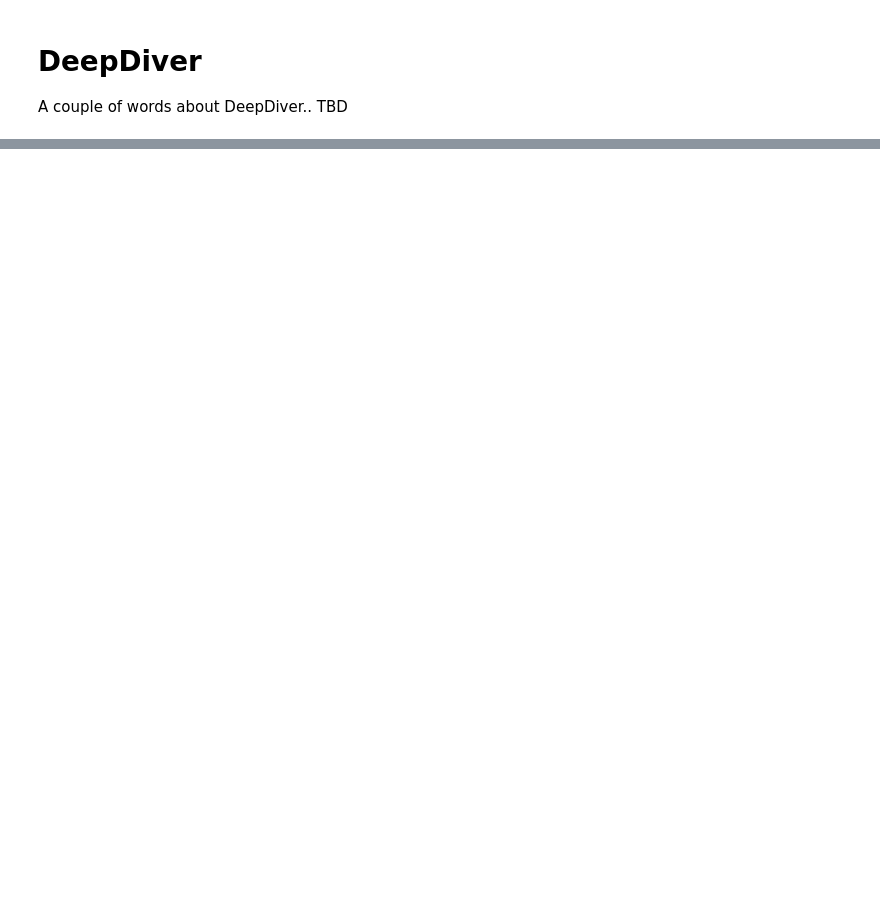
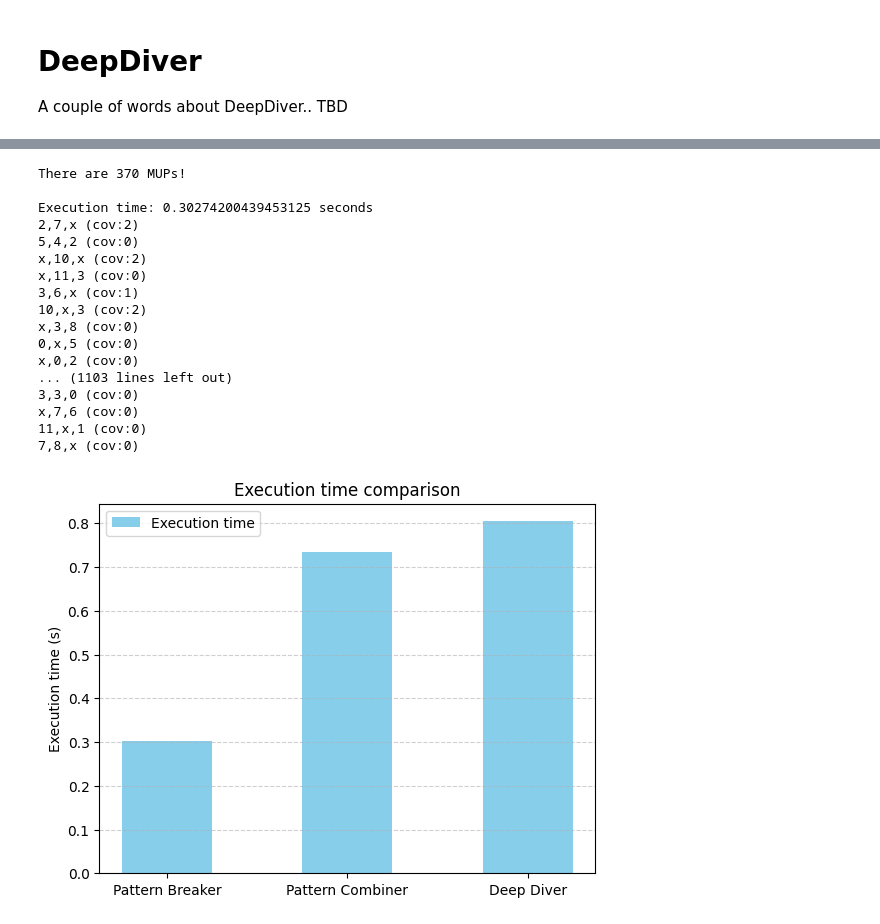
Before and after one commit to nirsurani132/dataManagementFinalProject25, a Jupyter notebook: experiments.ipynb, the cells around one changed output, grey strips where cells are left out. Drawn from its saved outputs; the diff is of its cells as text; code cells hidden in the pictures; blank space fills up the shorter version.

```diff
--- a/experiments.ipynb
+++ b/experiments.ipynb
@@ -45,7 +47,7 @@ f'Attributes cardinalities:{cardinalities}'
 from patternBreaker import PatternBreaker
 algorithm = PatternBreaker('airbnb_1000.csv', 3, [1,2,3])
 start_time = time.time()
-mups_pattern_breaker = algorithm.find_max_uncovered_pattern_set(3)
+mups_pattern_breaker = algorithm.find_max_uncovered_pattern_set()
 pattern_breaker_time = time.time() - start_time
 print(f'There are {len(mups_pattern_breaker)} MUPs!\n')
 print(f'Execution time: {pattern_breaker_time} seconds')
@@ -77,7 +79,7 @@ x,x,7 (cov:2)
 from patternCombiner import PatternCombiner
 algorithm = PatternCombiner('airbnb_1000.csv', 3, [1,2,3])
 start_time = time.time()
-mups_pattern_combiner = algorithm.find_max_uncovered_pattern_set(3)
+mups_pattern_combiner = algorithm.find_max_uncovered_pattern_set()
 pattern_combiner_time = time.time() - start_time
 print(f'There are {len(mups_pattern_combiner)} MUPs!\n')
 print(f'Execution time: {pattern_combiner_time} seconds')
@@ -123,7 +125,7 @@ A couple of words about DeepDiver.. TBD
 from DeepDiver import DeepDiver
 algorithm = DeepDiver('airbnb_1000.csv', 3, [1,2,3])
 start_time = time.time()
-mups_deep_diver = algorithm.find_max_uncovered_pattern_set(3)
+mups_deep_diver = algorithm.find_max_uncovered_pattern_set()
 deep_diver_time = time.time() - start_time
 print(f'There are {len(mups_deep_diver)} MUPs!\n')
 print(f'Execution time: {deep_diver_time} seconds')
@@ -180,0 +183,15 @@ print(df)
+# %%
+# Larger dataset
+# Run all 3 algorithms against the larger dataset, and compare their execution
+# times as done above
+
+df = pd.read_csv('airbnb_100000.csv').dropna()
+attributes = [1, 2, 3]
+df = df.iloc[:, attributes]
+
+#print few rows of the dataset
+print(df.head())
+
+#create array with cardinalities of each attribute
+cardinalities = [len(df.iloc[:,i].unique()) for i in range(len(attributes))]
+f'Attributes cardinalities:{cardinalities}'
@@ -180,0 +252,21 @@ print(df)
+# %%
+run_algorithms('airbnb_1000.csv', [1,2,3], 3)
+# %% [output]
+There are 370 MUPs!
+
+Execution time: 0.30274200439453125 seconds
+2,7,x (cov:2)
+5,4,2 (cov:0)
+x,10,x (cov:2)
+x,11,3 (cov:0)
+3,6,x (cov:1)
+10,x,3 (cov:2)
+x,3,8 (cov:0)
+0,x,5 (cov:0)
+x,0,2 (cov:0)
+... (1103 lines left out)
+3,3,0 (cov:0)
+x,7,6 (cov:0)
+11,x,1 (cov:0)
+7,8,x (cov:0)
+[figure, added]
```
Also changed, not shown: parts of 10 cells of this notebook, 3 other files.
